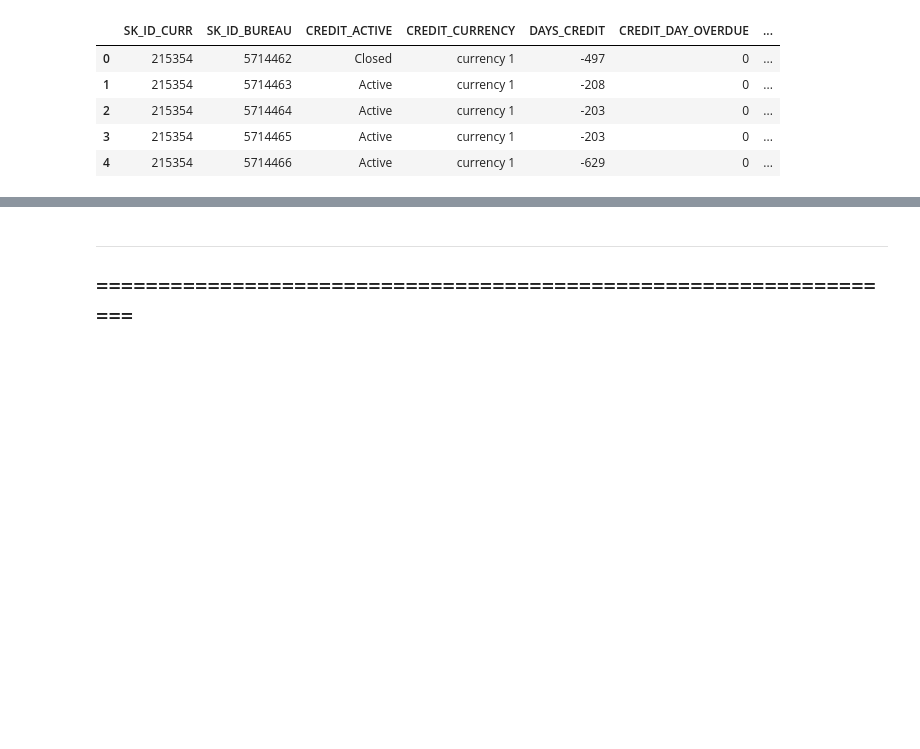
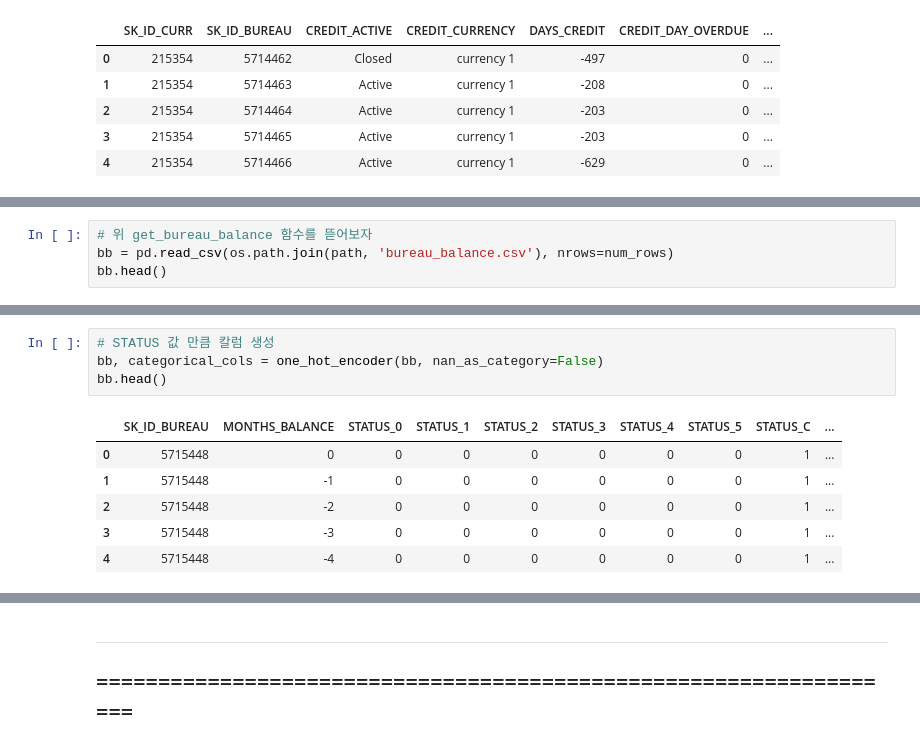
Before and after one commit to ecjang/pages, a Jupyter notebook: Kaggle/003_MultiClass_Classification_HomeCredit_LightGBM_7th.ipynb, the cells around one changed output, grey strips where cells are left out. Drawn from its saved outputs; the diff is of its cells as text; blank space fills up the shorter version.

```diff
--- a/Kaggle/003_MultiClass_Classification_HomeCredit_LightGBM_7th.ipynb
+++ b/Kaggle/003_MultiClass_Classification_HomeCredit_LightGBM_7th.ipynb
@@ -733,0 +763,4 @@ NameError: name 'get_bureau_balance' is not defined
+# %%
+# 위 get_bureau_balance 함수를 뜯어보자
+bb = pd.read_csv(os.path.join(path, 'bureau_balance.csv'), nrows=num_rows)
+bb.head()
@@ -733,0 +786,11 @@ NameError: name 'get_bureau_balance' is not defined
+# %%
+# STATUS 값 만큼 칼럼 생성
+bb, categorical_cols = one_hot_encoder(bb, nan_as_category=False)
+bb.head()
+# %% [output]
+|  | SK_ID_BUREAU | MONTHS_BALANCE | STATUS_0 | STATUS_1 | STATUS_2 | STATUS_3 | STATUS_4 | STATUS_5 | STATUS_C | ... |
+| 0 | 5715448 | 0 | 0 | 0 | 0 | 0 | 0 | 0 | 1 | ... |
+| 1 | 5715448 | -1 | 0 | 0 | 0 | 0 | 0 | 0 | 1 | ... |
+| 2 | 5715448 | -2 | 0 | 0 | 0 | 0 | 0 | 0 | 1 | ... |
+| 3 | 5715448 | -3 | 0 | 0 | 0 | 0 | 0 | 0 | 1 | ... |
+| 4 | 5715448 | -4 | 0 | 0 | 0 | 0 | 0 | 0 | 1 | ... |
```
Also changed, not shown: parts of 37 cells of this notebook.
